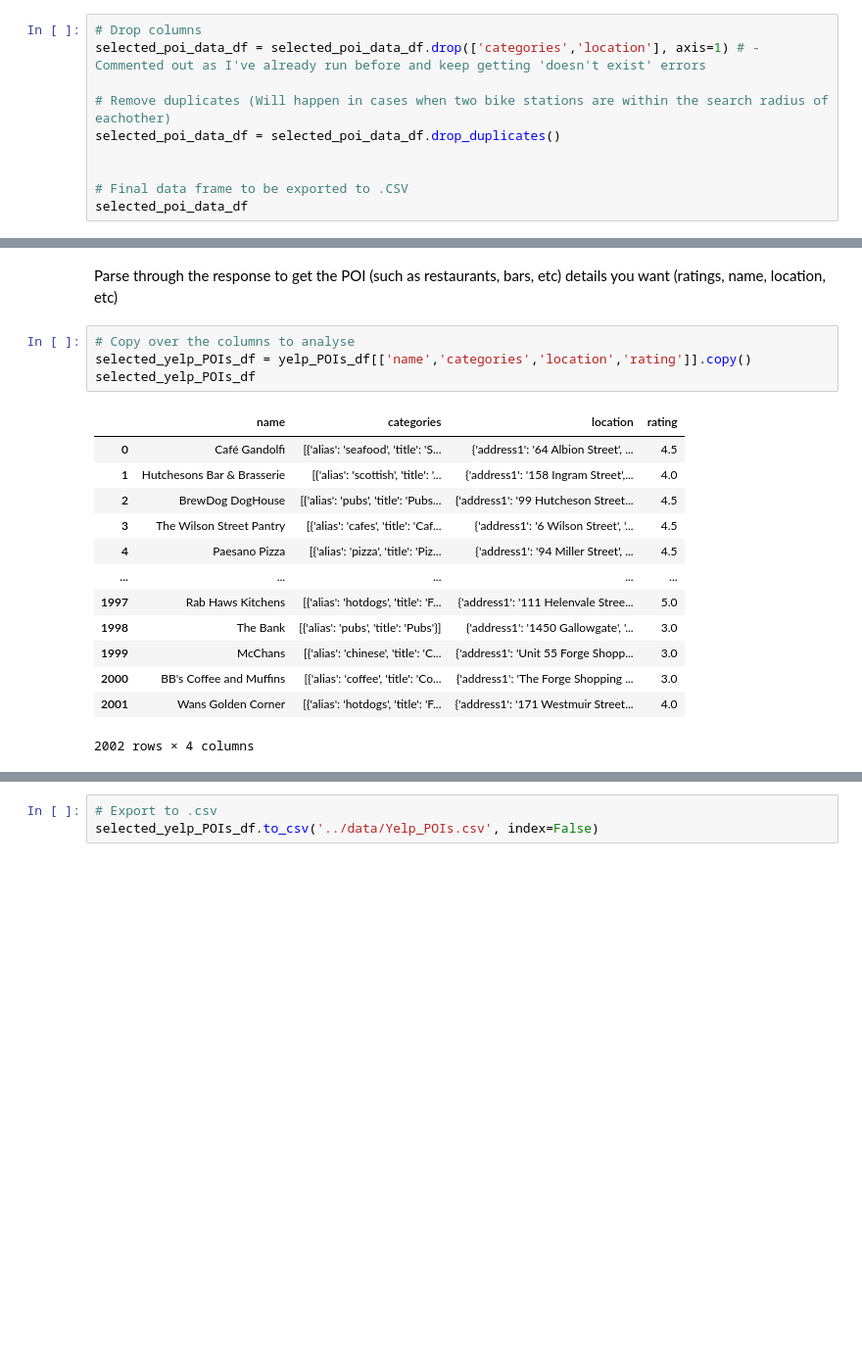
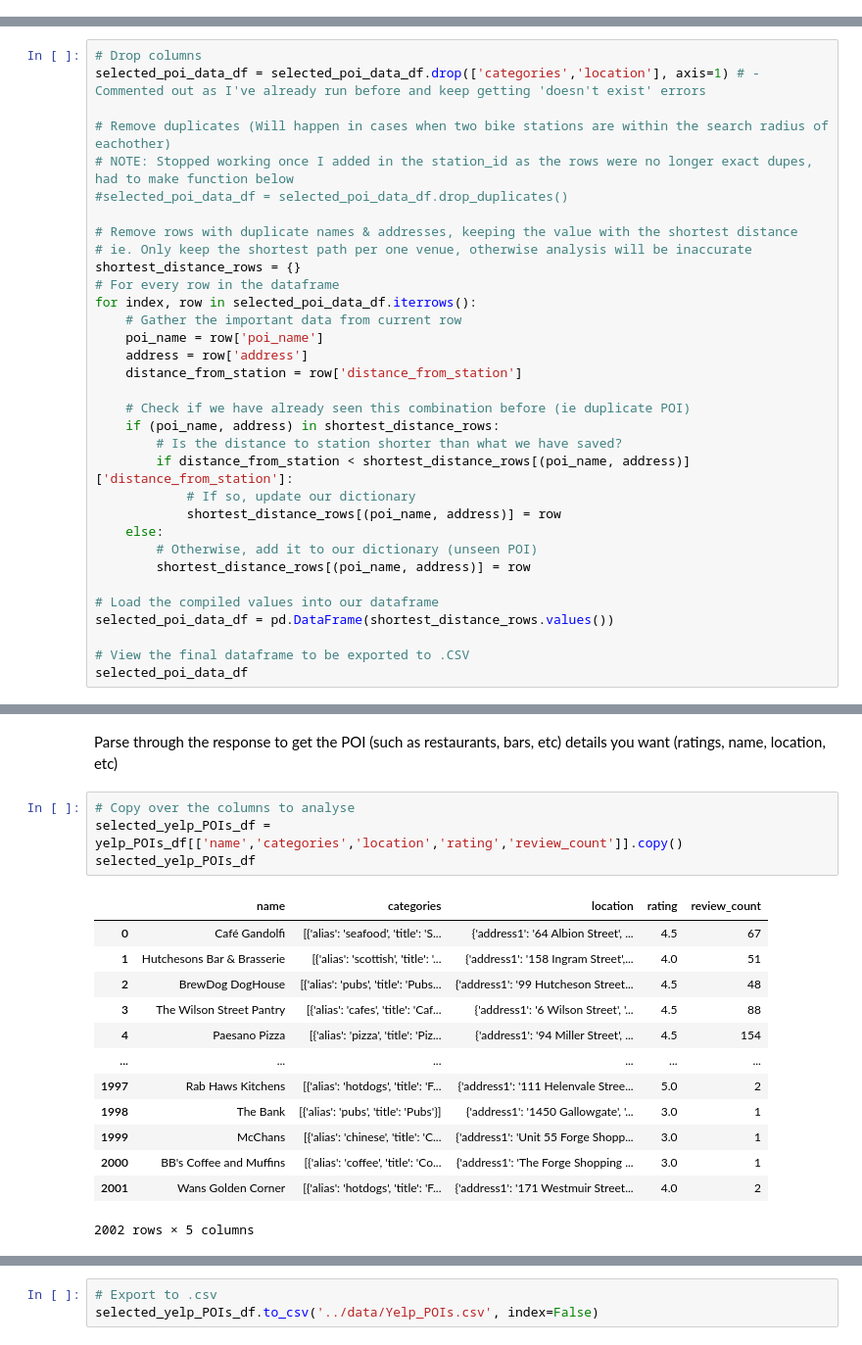
Before and after one commit to mattcorr-lhl/CityBikes-API-Project, a Jupyter notebook: notebooks/yelp_foursquare_EDA.ipynb, the cells around one changed output, grey strips where cells are left out. Shown at 98% size. Drawn from its saved outputs; the diff is of its cells as text; blank space fills up the shorter version.

```diff
--- a/notebooks/yelp_foursquare_EDA.ipynb
+++ b/notebooks/yelp_foursquare_EDA.ipynb
@@ -138,12 +194,2 @@ selected_poi_data_df
 # %% [markdown]
 Drop the columns that are no longer needed & remove duplicates
-# %%
-# Drop columns
-selected_poi_data_df = selected_poi_data_df.drop(['categories','location'], axis=1) # - Commented out as I've already run before and keep getting 'doesn't exist' errors
-
-# Remove duplicates (Will happen in cases when two bike stations are within the search radius of eachother)
-selected_poi_data_df = selected_poi_data_df.drop_duplicates()
-
-
-# Final data frame to be exported to .CSV
-selected_poi_data_df
@@ -163,0 +196,33 @@ selected_poi_data_df
+# %%
+# Drop columns
+selected_poi_data_df = selected_poi_data_df.drop(['categories','location'], axis=1) # - Commented out as I've already run before and keep getting 'doesn't exist' errors
+
+# Remove duplicates (Will happen in cases when two bike stations are within the search radius of eachother)
+# NOTE: Stopped working once I added in the station_id as the rows were no longer exact dupes, had to make function below
+#selected_poi_data_df = selected_poi_data_df.drop_duplicates()
+
+# Remove rows with duplicate names & addresses, keeping the value with the shortest distance
+# ie. Only keep the shortest path per one venue, otherwise analysis will be inaccurate
+shortest_distance_rows = {}
+# For every row in the dataframe
+for index, row in selected_poi_data_df.iterrows():
+    # Gather the important data from current row
+    poi_name = row['poi_name']
+    address = row['address']
+    distance_from_station = row['distance_from_station']
+
+    # Check if we have already seen this combination before (ie duplicate POI)
+    if (poi_name, address) in shortest_distance_rows:
+        # Is the distance to station shorter than what we have saved?
+        if distance_from_station < shortest_distance_rows[(poi_name, address)]['distance_from_station']:
+            # If so, update our dictionary
+            shortest_distance_rows[(poi_name, address)] = row
+    else:
+        # Otherwise, add it to our dictionary (unseen POI)
+        shortest_distance_rows[(poi_name, address)] = row
+
+# Load the compiled values into our dataframe
+selected_poi_data_df = pd.DataFrame(shortest_distance_rows.values())
+
+# View the final dataframe to be exported to .CSV
+selected_poi_data_df
@@ -226,22 +305,22 @@ yelp_POIs_df
 Parse through the response to get the POI (such as restaurants, bars, etc) details you want (ratings, name, location, etc)
 # %%
 # Copy over the columns to analyse
-selected_yelp_POIs_df = yelp_POIs_df[['name','categories','location','rating']].copy()
+selected_yelp_POIs_df = yelp_POIs_df[['name','categories','location','rating','review_count']].copy()
 selected_yelp_POIs_df
 # %% [output]
-|  | name | categories | location | rating |
-| 0 | Café Gandolfi | [{'alias': 'seafood', 'title': 'S... | {'address1': '64 Albion Street', ... | 4.5 |
-| 1 | Hutchesons Bar & Brasserie | [{'alias': 'scottish', 'title': '... | {'address1': '158 Ingram Street',... | 4.0 |
-| 2 | BrewDog DogHouse | [{'alias': 'pubs', 'title': 'Pubs... | {'address1': '99 Hutcheson Street... | 4.5 |
-| 3 | The Wilson Street Pantry | [{'alias': 'cafes', 'title': 'Caf... | {'address1': '6 Wilson Street', '... | 4.5 |
-| 4 | Paesano Pizza | [{'alias': 'pizza', 'title': 'Piz... | {'address1': '94 Miller Street', ... | 4.5 |
-| ... | ... | ... | ... | ... |
-| 1997 | Rab Haws Kitchens | [{'alias': 'hotdogs', 'title': 'F... | {'address1': '111 Helenvale Stree... | 5.0 |
-| 1998 | The Bank | [{'alias': 'pubs', 'title': 'Pubs'}] | {'address1': '1450 Gallowgate', '... | 3.0 |
-| 1999 | McChans | [{'alias': 'chinese', 'title': 'C... | {'address1': 'Unit 55 Forge Shopp... | 3.0 |
-| 2000 | BB's Coffee and Muffins | [{'alias': 'coffee', 'title': 'Co... | {'address1': 'The Forge Shopping ... | 3.0 |
-| 2001 | Wans Golden Corner | [{'alias': 'hotdogs', 'title': 'F... | {'address1': '171 Westmuir Street... | 4.0 |
+|  | name | categories | location | rating | review_count |
+| 0 | Café Gandolfi | [{'alias': 'seafood', 'title': 'S... | {'address1': '64 Albion Street', ... | 4.5 | 67 |
+| 1 | Hutchesons Bar & Brasserie | [{'alias': 'scottish', 'title': '... | {'address1': '158 Ingram Street',... | 4.0 | 51 |
+| 2 | BrewDog DogHouse | [{'alias': 'pubs', 'title': 'Pubs... | {'address1': '99 Hutcheson Street... | 4.5 | 48 |
+| 3 | The Wilson Street Pantry | [{'alias': 'cafes', 'title': 'Caf... | {'address1': '6 Wilson Street', '... | 4.5 | 88 |
+| 4 | Paesano Pizza | [{'alias': 'pizza', 'title': 'Piz... | {'address1': '94 Miller Street', ... | 4.5 | 154 |
+| ... | ... | ... | ... | ... | ... |
+| 1997 | Rab Haws Kitchens | [{'alias': 'hotdogs', 'title': 'F... | {'address1': '111 Helenvale Stree... | 5.0 | 2 |
+| 1998 | The Bank | [{'alias': 'pubs', 'title': 'Pubs'}] | {'address1': '1450 Gallowgate', '... | 3.0 | 1 |
+| 1999 | McChans | [{'alias': 'chinese', 'title': 'C... | {'address1': 'Unit 55 Forge Shopp... | 3.0 | 1 |
+| 2000 | BB's Coffee and Muffins | [{'alias': 'coffee', 'title': 'Co... | {'address1': 'The Forge Shopping ... | 3.0 | 1 |
+| 2001 | Wans Golden Corner | [{'alias': 'hotdogs', 'title': 'F... | {'address1': '171 Westmuir Street... | 4.0 | 2 |
-2002 rows × 4 columns
+2002 rows × 5 columns
 # %%
 # Gather Addresss and Catagory names using the previously created functions used on the Foursquare data
 
```
Also changed, not shown: parts of 17 cells of this notebook, 1 other file.
